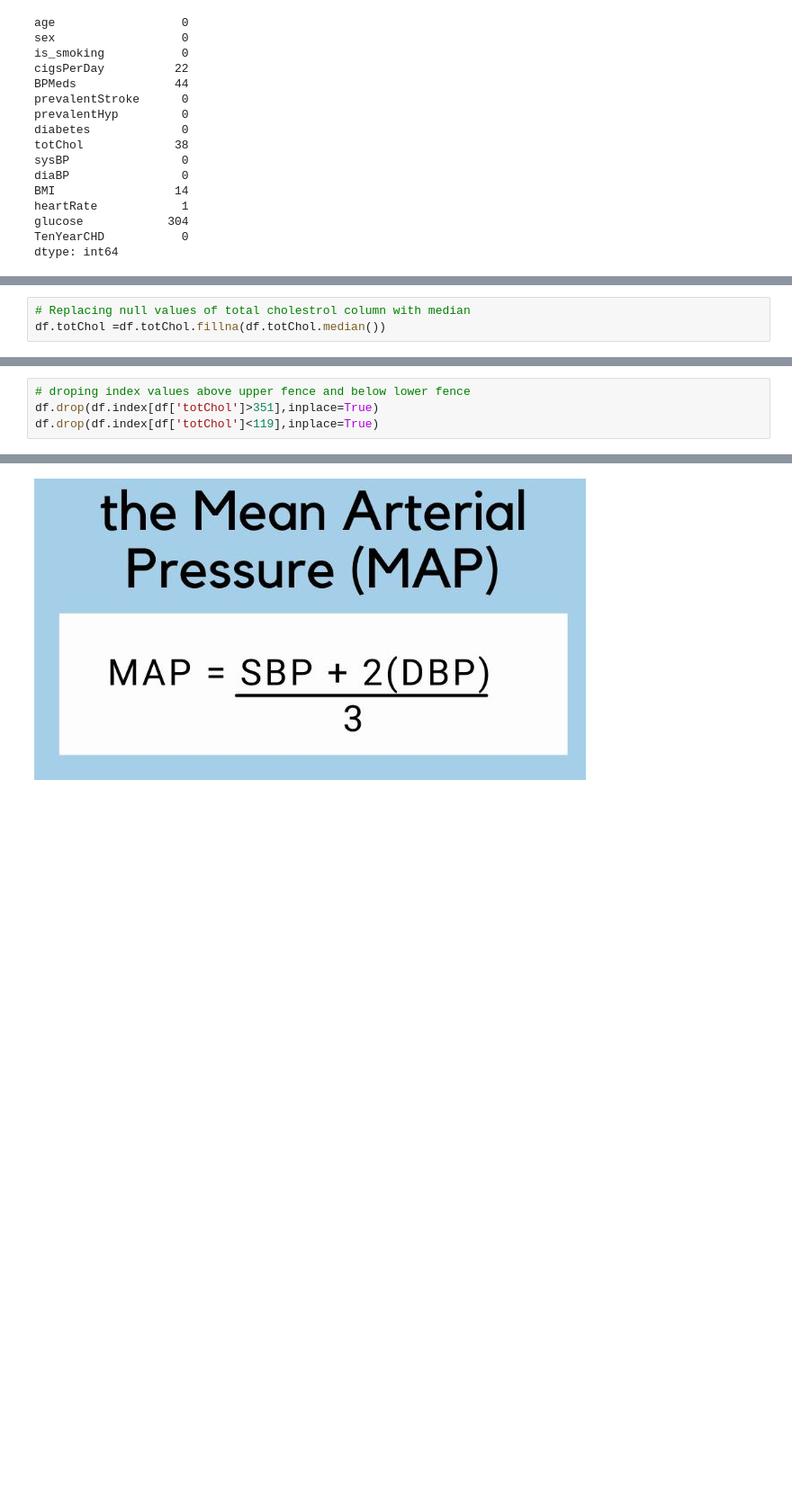
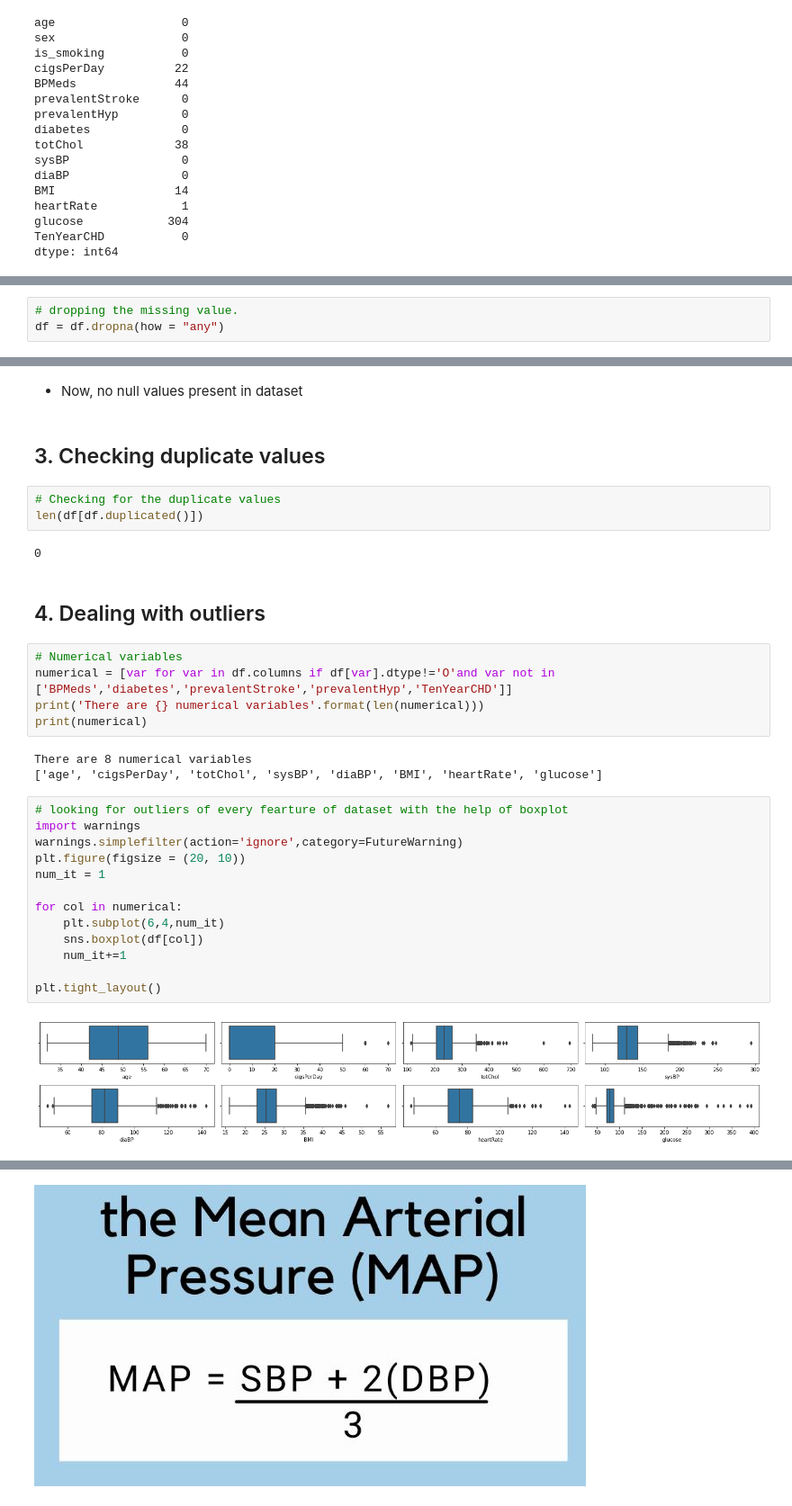
Before and after one commit to niteshavagabond/Cardiovascular-Risk-Prediction, a Jupyter notebook: Cardiovascular_Risk_Prediction.ipynb, the cells around one changed output, grey strips where cells are left out. Shown at 90% size. Cells and saved outputs as stored; diff of their text form; blank space fills up the shorter version.

```diff
--- a/Cardiovascular_Risk_Prediction.ipynb
+++ b/Cardiovascular_Risk_Prediction.ipynb
@@ -291,3 +180,0 @@ ax.axvline(df['totChol'].median(), color='green', linestyle='dashed', linewidth=
-# %%
-# Replacing null values of total cholestrol column with median
-df.totChol =df.totChol.fillna(df.totChol.median())
@@ -312,4 +180,0 @@ print(lower_fence)
-# %%
-# droping index values above upper fence and below lower fence
-df.drop(df.index[df['totChol']>351],inplace=True)
-df.drop(df.index[df['totChol']<119],inplace=True)
@@ -315,0 +205,3 @@ df.drop(df.index[df['totChol']<119],inplace=True)
+# %%
+# dropping the missing value.
+df = df.dropna(how = "any")
@@ -315,0 +228,34 @@ df.drop(df.index[df['totChol']<119],inplace=True)
+# %% [markdown]
+* Now, no null values present in dataset
+# %% [markdown]
+## 3. Checking duplicate values
+# %%
+# Checking for the duplicate values
+len(df[df.duplicated()])
+# %% [output]
+0
+# %% [markdown]
+## 4. Dealing with outliers
+# %%
+# Numerical variables
+numerical = [var for var in df.columns if df[var].dtype!='O'and var not in ['BPMeds','diabetes','prevalentStroke','prevalentHyp','TenYearCHD']]
+print('There are {} numerical variables'.format(len(numerical)))
+print(numerical)
+# %% [output]
+There are 8 numerical variables
+['age', 'cigsPerDay', 'totChol', 'sysBP', 'diaBP', 'BMI', 'heartRate', 'glucose']
+# %%
+# looking for outliers of every fearture of dataset with the help of boxplot
+import warnings
+warnings.simplefilter(action='ignore',category=FutureWarning)
+plt.figure(figsize = (20, 10))
+num_it = 1
+
+for col in numerical:
+    plt.subplot(6,4,num_it)
+    sns.boxplot(df[col])
+    num_it+=1
+
+plt.tight_layout()
+# %% [output]
+[figure, added]
```
Also changed, not shown: parts of 72 cells of this notebook.
